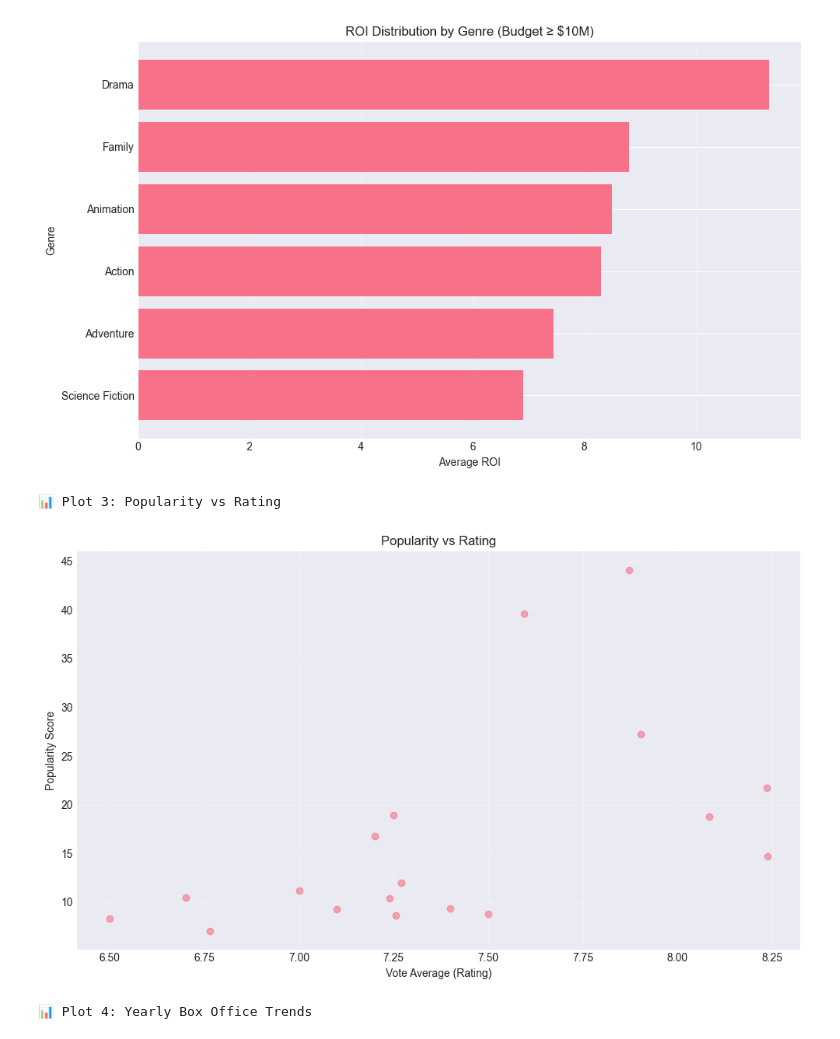
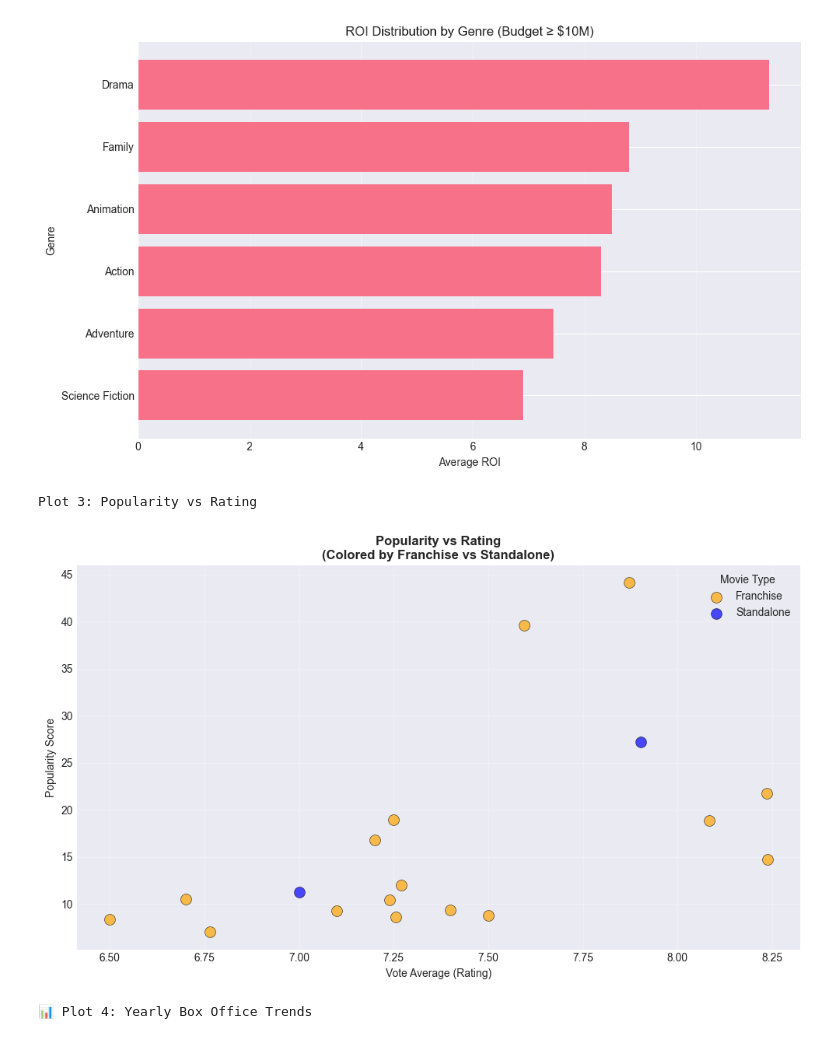
Before and after one commit to evans-ankomah/Movie-Data-Analysis-using-Pandas-and-APIs, a Jupyter notebook: MDA.ipynb, the cells around one changed output. Saved outputs shown, nothing was run; the diff lists cells and outputs as text; code cells hidden in the pictures.

```diff
--- a/MDA.ipynb
+++ b/MDA.ipynb
@@ -768,23 +767,33 @@ plt.show()
 # %%
 # ========================================
 # 3. POPULARITY vs RATING
 # ========================================
-print("\n📊 Plot 3: Popularity vs Rating")
+print("\nPlot 3: Popularity vs Rating")
 
 # Filter movies with at least 10 votes
-df_valid = df_final[df_final['vote_count'] >= 10]
+df_valid = df_final[df_final['vote_count'] >= 10].copy()
+
+# Create Movie Type column (Franchise or Standalone)
+df_valid['Movie Type'] = df_valid['collection_name'].notna().map({True: 'Franchise', False: 'Standalone'})
 
 plt.figure(figsize=(10, 6))
-plt.scatter(df_valid['vote_average'], df_valid['popularity'], alpha=0.6)
+colors = {'Franchise': 'orange', 'Standalone': 'blue'}
+
+for movie_type, group in df_valid.groupby('Movie Type'):
+    plt.scatter(group['vote_average'], group['popularity'],
+                label=movie_type, alpha=0.7, s=100, c=colors[movie_type],
+                edgecolors='black', linewidth=0.5)
+
 plt.xlabel('Vote Average (Rating)')
 plt.ylabel('Popularity Score')
-plt.title('Popularity vs Rating')
+plt.title('Popularity vs Rating\n(Colored by Franchise vs Standalone)', fontweight='bold')
 plt.grid(True, alpha=0.3)
+plt.legend(title='Movie Type')
 plt.tight_layout()
 plt.show()
 # %% [output]
-📊 Plot 3: Popularity vs Rating
+Plot 3: Popularity vs Rating
-[figure, old version]
+[figure, new version]
 # %%
 # ========================================
 # 4. YEARLY TRENDS IN BOX OFFICE
```
Also changed, not shown: parts of 3 cells of this notebook.
